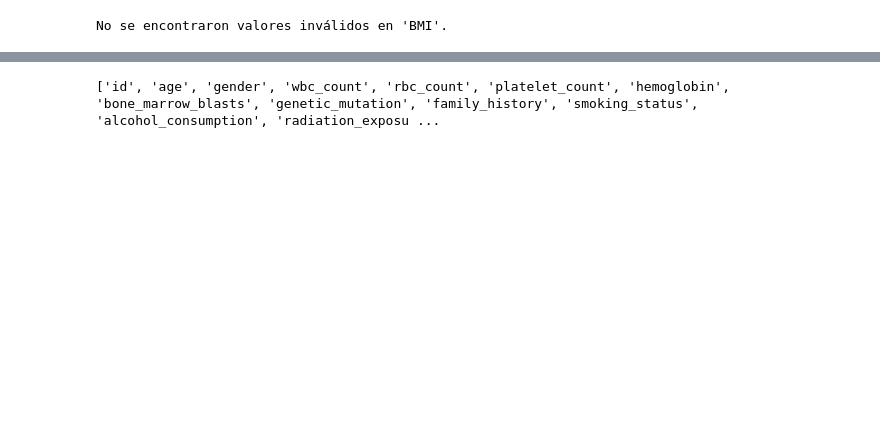
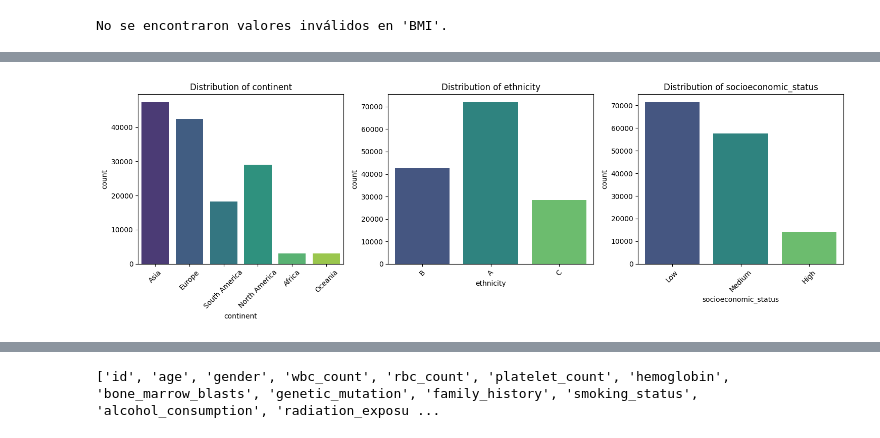
Before and after one commit to valentinabc19/Leukemia-Cancer-Risk-ETL, a Jupyter notebook: notebooks/002_EDA.ipynb, the cells around one changed output, grey strips where cells are left out. Cells and saved outputs as stored; diff of their text form; code cells hidden in the pictures; blank space fills up the shorter version.

```diff
--- a/notebooks/002_EDA.ipynb
+++ b/notebooks/002_EDA.ipynb
@@ -507,0 +453,11 @@ Finalmente, se observan las columnas resultantes despues de todo el proceso de e
+# %%
+plt.figure(figsize=(15, 5))
+for i, col in enumerate(["continent", "ethnicity", "socioeconomic_status"], 1):
+    plt.subplot(1, 3, i)
+    sns.countplot(x=df[col], hue=df[col], palette="viridis", legend=False)
+    plt.title(f"Distribution of {col}")
+    plt.xticks(rotation=45)
+plt.tight_layout()
+plt.show()
+# %% [output]
+[figure, added]
```
Also changed, not shown: parts of 95 cells of this notebook.
